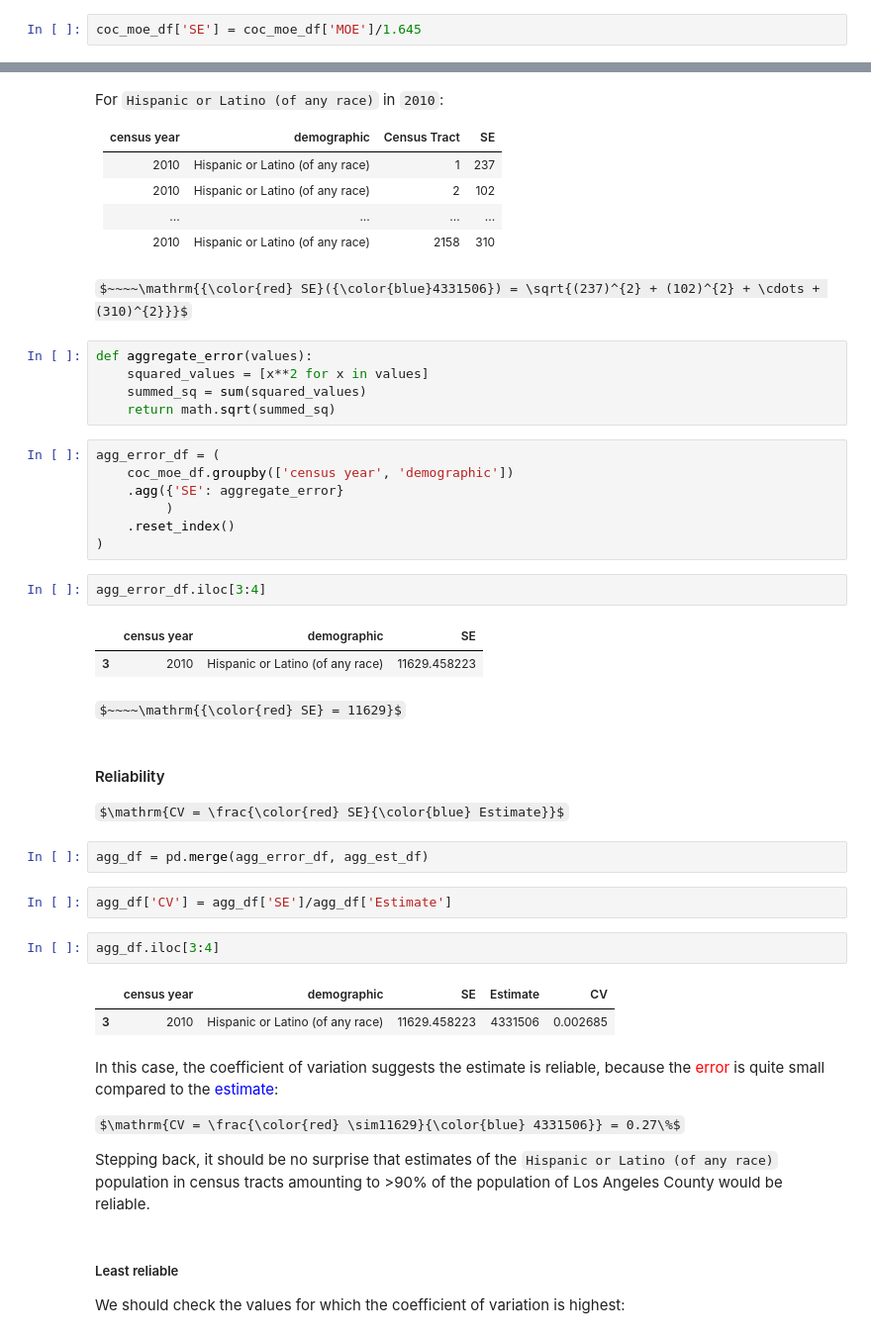
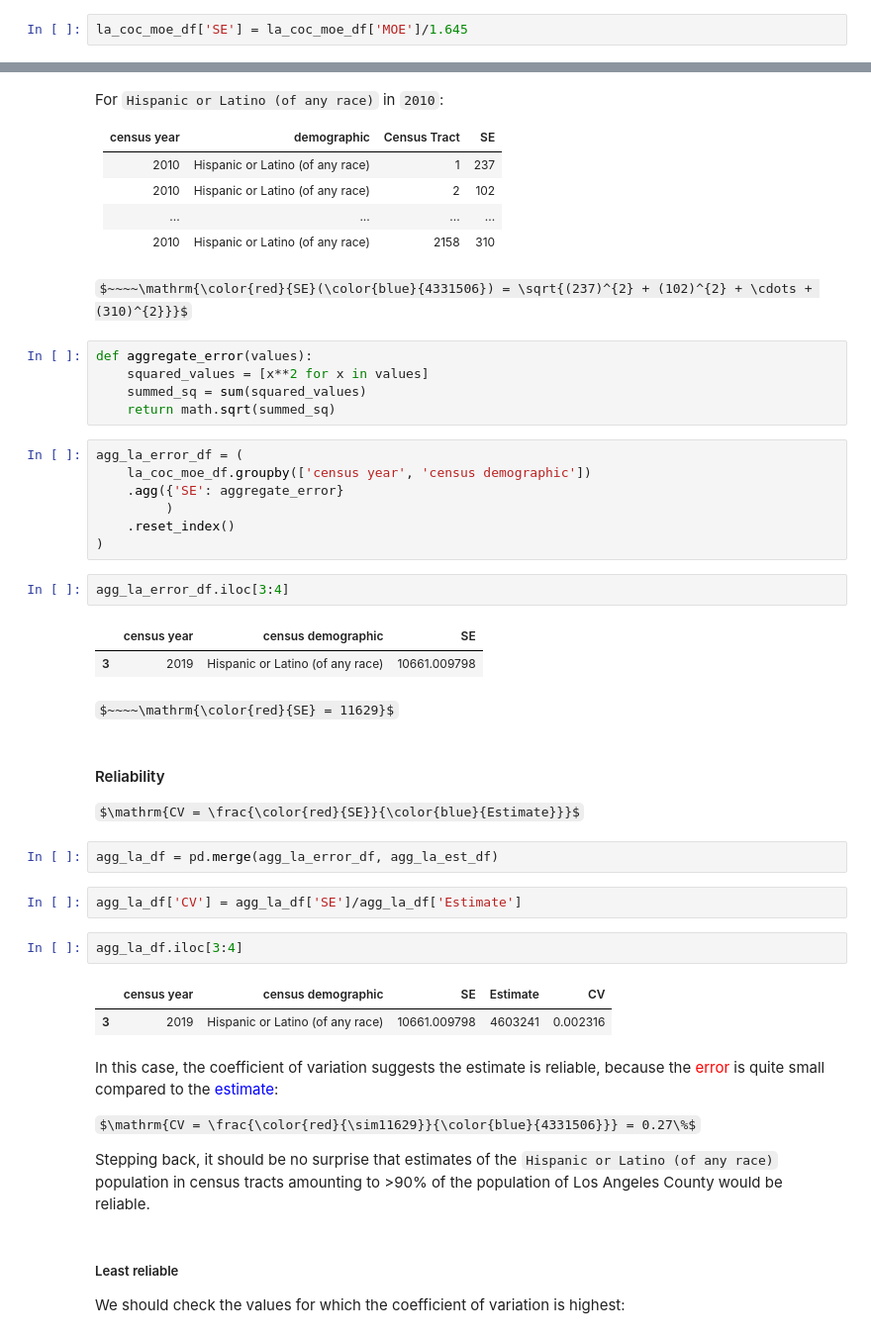
Before and after one commit to cirlabs/homelessness-arrest-data, a Jupyter notebook: US/02_clean/01_census_dp05.ipynb, the cells around one changed output, grey strips where cells are left out. Shown at 99% size. Saved outputs shown, nothing was run; the diff lists cells and outputs as text; some formulas as TeX source.

```diff
--- a/US/02_clean/01_census_dp05.ipynb
+++ b/US/02_clean/01_census_dp05.ipynb
@@ -215,7 +195,7 @@ For each component estimate:
 
 $$\mathrm{SE = \frac{MOE}{1.645}}$$
 # %%
-coc_moe_df['SE'] = coc_moe_df['MOE']/1.645
+la_coc_moe_df['SE'] = la_coc_moe_df['MOE']/1.645
 # %% [markdown]
 ### Example
 
@@ -250,43 +228,43 @@ For `Hispanic or Latino (of any race)` in `2010`:
 | ...         | ...                              | ...          | ... |
 | 2010        | Hispanic or Latino (of any race) | 2158         | 310 |
 # %% [markdown]
-$~~~~\mathrm{{\color{red} SE}({\color{blue}4331506}) = \sqrt{(237)^{2} + (102)^{2} + \cdots + (310)^{2}}}$
+$~~~~\mathrm{\color{red}{SE}(\color{blue}{4331506}) = \sqrt{(237)^{2} + (102)^{2} + \cdots + (310)^{2}}}$
 # %%
 def aggregate_error(values):
     squared_values = [x**2 for x in values]
     summed_sq = sum(squared_values)
     return math.sqrt(summed_sq)
 # %%
-agg_error_df = (
-    coc_moe_df.groupby(['census year', 'demographic'])
+agg_la_error_df = (
+    la_coc_moe_df.groupby(['census year', 'census demographic'])
     .agg({'SE': aggregate_error}
          )
     .reset_index()
 )
 # %%
-agg_error_df.iloc[3:4]
+agg_la_error_df.iloc[3:4]
 # %% [output]
-|  | census year | demographic | SE |
-| 3 | 2010 | Hispanic or Latino (of any race) | 11629.458223 |
+|  | census year | census demographic | SE |
+| 3 | 2019 | Hispanic or Latino (of any race) | 10661.009798 |
 # %% [markdown]
-$~~~~\mathrm{{\color{red} SE} = 11629}$
+$~~~~\mathrm{\color{red}{SE} = 11629}$
 # %% [markdown]
 #### Reliability
 
-$\mathrm{CV = \frac{\color{red} SE}{\color{blue} Estimate}}$
+$\mathrm{CV = \frac{\color{red}{SE}}{\color{blue}{Estimate}}}$
 # %%
-agg_df = pd.merge(agg_error_df, agg_est_df)
+agg_la_df = pd.merge(agg_la_error_df, agg_la_est_df)
 # %%
-agg_df['CV'] = agg_df['SE']/agg_df['Estimate']
+agg_la_df['CV'] = agg_la_df['SE']/agg_la_df['Estimate']
 # %%
-agg_df.iloc[3:4]
+agg_la_df.iloc[3:4]
 # %% [output]
-|  | census year | demographic | SE | Estimate | CV |
-| 3 | 2010 | Hispanic or Latino (of any race) | 11629.458223 | 4331506 | 0.002685 |
+|  | census year | census demographic | SE | Estimate | CV |
+| 3 | 2019 | Hispanic or Latino (of any race) | 10661.009798 | 4603241 | 0.002316 |
 # %% [markdown]
 In this case, the coefficient of variation suggests the estimate is reliable, because the <span style="color:red">error</span> is quite small compared to the <span style="color:blue">estimate</span>:
 
-$\mathrm{CV = \frac{\color{red} \sim11629}{\color{blue} 4331506}} = 0.27\%$
+$\mathrm{CV = \frac{\color{red}{\sim11629}}{\color{blue}{4331506}}} = 0.27\%$
 
 Stepping back, it should be no surprise that estimates of the `Hispanic or Latino (of any race)` population in census tracts amounting to >90% of the population of Los Angeles County would be reliable.
 # %% [markdown]
```
Also changed, not shown: parts of 94 cells of this notebook, 17 other files.
